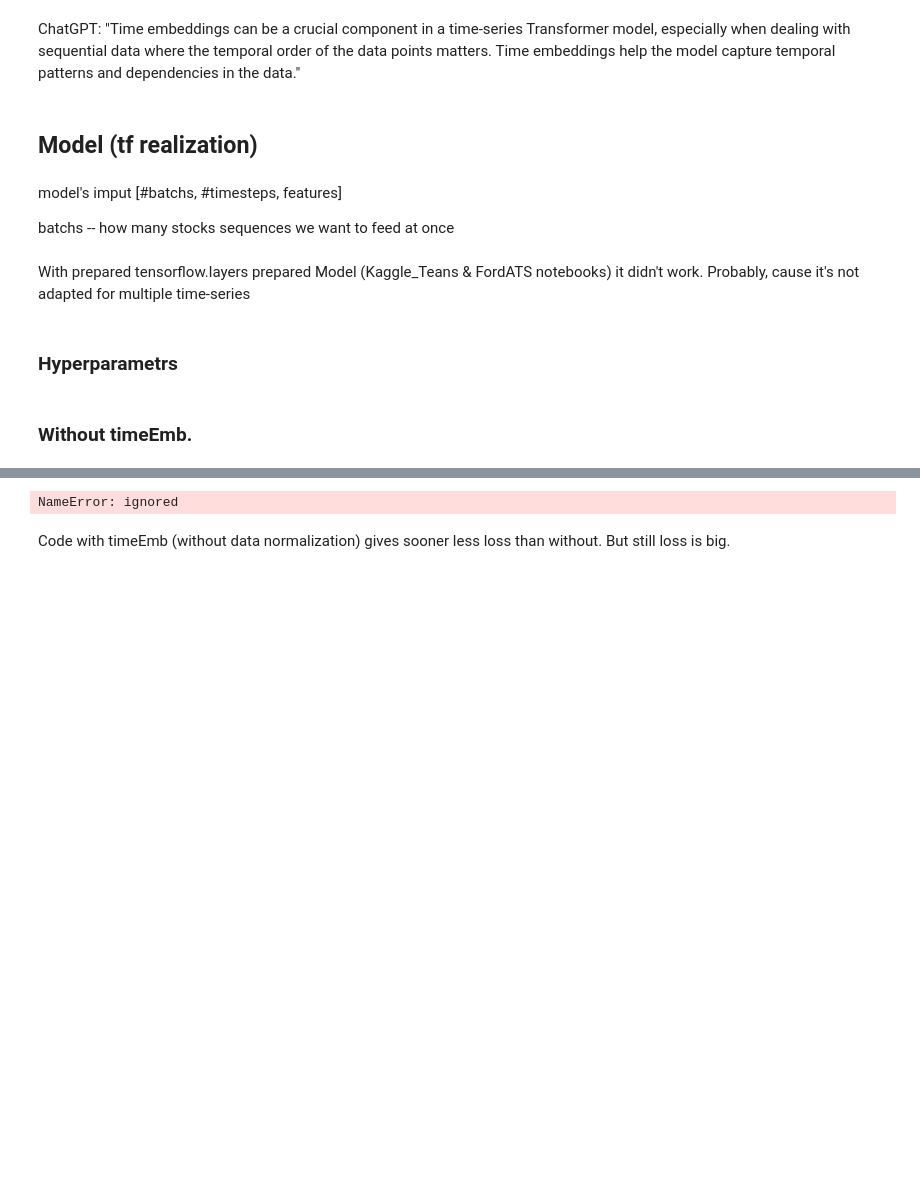
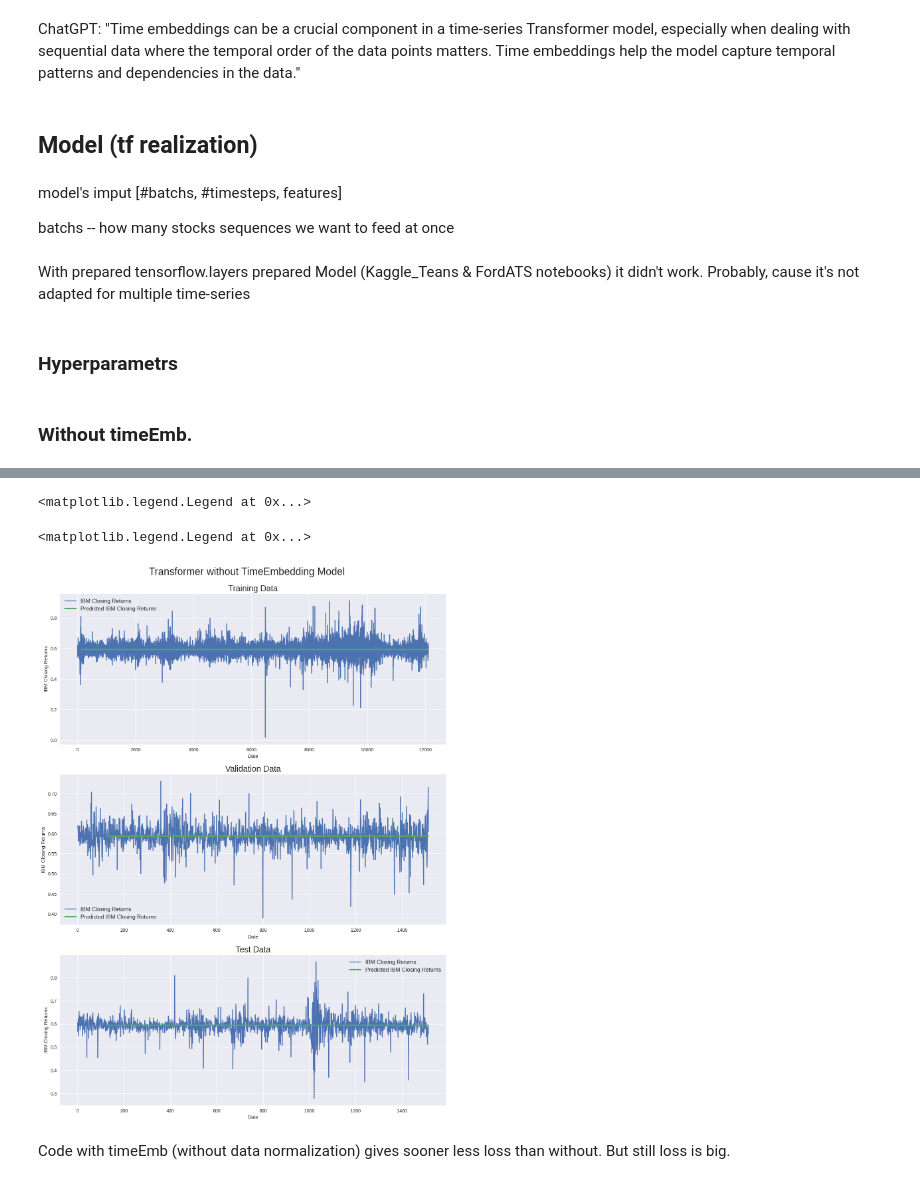
Before and after one commit to annalimm/MultiTimeSeries_Transformer, a Jupyter notebook: MultiTimeSer.ipynb, the cells around one changed output, grey strips where cells are left out. Drawn from its saved outputs; the diff is of its cells as text; code cells hidden in the pictures; blank space fills up the shorter version.

```diff
--- a/MultiTimeSer.ipynb
+++ b/MultiTimeSer.ipynb
@@ -503,15 +502,33 @@ def create_model():
 model = create_model()
 model.summary()
 
-callbacks = [keras.callbacks.EarlyStopping(patience=10, restore_best_weights=True)]
+# callback = [keras.callbacks.EarlyStopping(patience=10, restore_best_weights=True)]
+
+# checkpoint_callback = ModelCheckpoint(
+#     filepath='model_checkpoint.h5',  # Filepath for saving the checkpoints
+#     save_best_only=True,  # Save only the best model based on a monitored metric
+#     monitor='val_loss',  # Metric to monitor for saving the best model
+#     save_weights_only=False,  # Save the entire model (including architecture)
+#     verbose=1  # Display progress messages
+# )
+
+callback = tf.keras.callbacks.ModelCheckpoint('Transformer+TimeEmbedding.hdf5',
+                                              monitor='val_loss',
+                                              save_best_only=True, verbose=1)
 
 model.fit(X_train, y_train,
           batch_size=batch_size,
           epochs=4,
-          callbacks=callbacks,
+          callbacks=callback,
           validation_data=(X_val, y_val))
 
-model.evaluate(X_test, y_test, verbose=1)
+# model.evaluate(X_test, y_test, verbose=1)
+
+model = tf.keras.models.load_model('/content/Transformer+TimeEmbedding.hdf5',
+                                   custom_objects={'Time2Vector': Time2Vector,
+                                                   'SingleAttention': SingleAttention,
+                                                   'MultiAttention': MultiAttention,
+                                                   'TransformerEncoder': TransformerEncoder})
 # %% [output]
 Model: "model_1"
 __________________________________________________________________________________________________
@@ -534,44 +565,40 @@ Epoch 4/4
 # %%
-#Calculate predication for training, validation and test data
-train_pred = model.predict(X_train)
-val_pred = model.predict(X_val)
-test_pred = model.predict(X_test)
-
-
 '''Display results'''
 
 fig = plt.figure(figsize=(15,20))
 st = fig.suptitle("Transformer without TimeEmbedding Model", fontsize=22)
 st.set_y(0.92)
 
 #Plot training data results
 ax11 = fig.add_subplot(311)
-ax11.plot(train_data[:, 3], label='IBM Closing Returns')
+ax11.plot(train_arr[:, 3], label='IBM Closing Returns')
 ax11.plot(np.arange(seq_len, train_pred.shape[0]+seq_len), train_pred, linewidth=3, label='Predicted IBM Closing Returns')
 ax11.set_title("Training Data", fontsize=18)
 ax11.set_xlabel('Date')
 ax11.set_ylabel('IBM Closing Returns')
 ax11.legend(loc="best", fontsize=12)
 
 #Plot validation data results
 ax21 = fig.add_subplot(312)
-ax21.plot(val_data[:, 3], label='IBM Closing Returns')
+ax21.plot(val_arr[:, 3], label='IBM Closing Returns')
 ax21.plot(np.arange(seq_len, val_pred.shape[0]+seq_len), val_pred, linewidth=3, label='Predicted IBM Closing Returns')
 ax21.set_title("Validation Data", fontsize=18)
 ax21.set_xlabel('Date')
 ax21.set_ylabel('IBM Closing Returns')
 ax21.legend(loc="best", fontsize=12)
 
 #Plot test data results
 ax31 = fig.add_subplot(313)
-ax31.plot(test_data[:, 3], label='IBM Closing Returns')
+ax31.plot(test_arr[:, 3], label='IBM Closing Returns')
 ax31.plot(np.arange(seq_len, test_pred.shape[0]+seq_len), test_pred, linewidth=3, label='Predicted IBM Closing Returns')
 ax31.set_title("Test Data", fontsize=18)
 ax31.set_xlabel('Date')
 ax31.set_ylabel('IBM Closing Returns')
 ax31.legend(loc="best", fontsize=12)
 # %% [output]
-NameError: ignored
+<matplotlib.legend.Legend at 0x...>
+<matplotlib.legend.Legend at 0x...>
+[figure, added]
 # %% [markdown]
 Code with timeEmb (without data normalization) gives sooner less loss than without. But still loss is big.
 # %%
```
Also changed, not shown: parts of 9 cells of this notebook.
